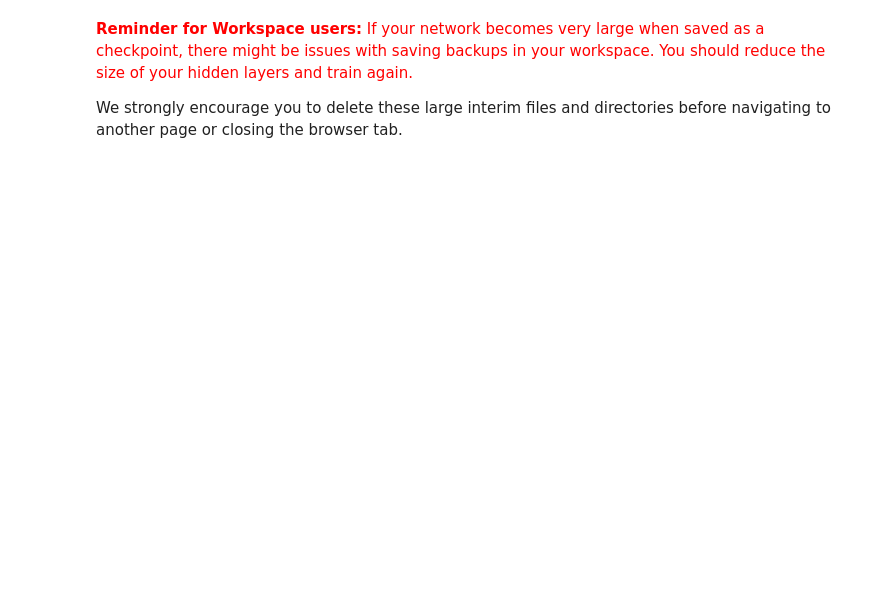
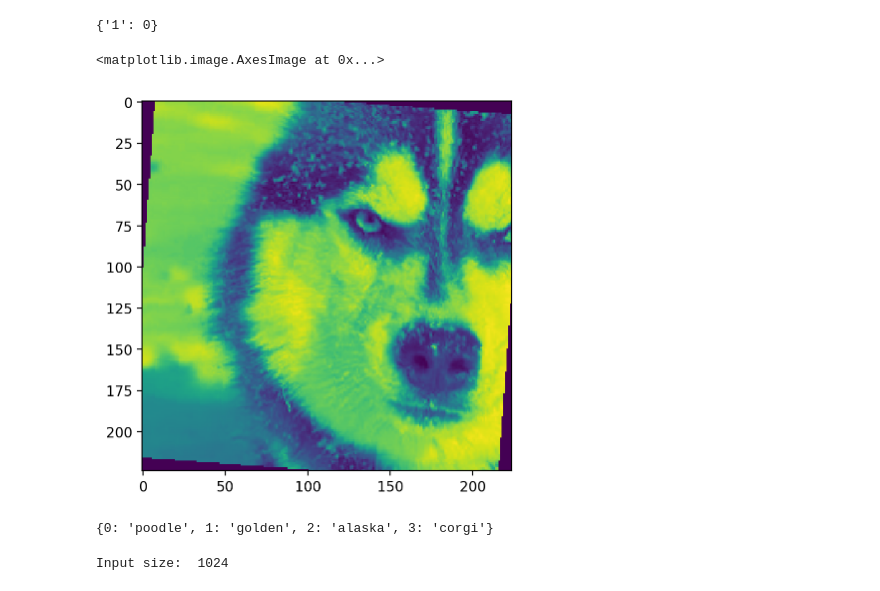
Before and after one commit to Vietnt1987/AI-Programming-with-Python_Project-1, a Jupyter notebook: Image Classifier Project.ipynb, the cells around one changed output. Drawn from its saved outputs; the diff is of its cells as text; code cells hidden in the pictures; blank space fills up the shorter version.

Commit message:
Add files via upload
Signed-off-by: Vietnt1987 <121468332+Vietnt1987@users.noreply.github.com>

```diff
--- a/Image Classifier Project.ipynb
+++ b/Image Classifier Project.ipynb
@@ -411,4 +0,0 @@ plt.show()
-# %% [markdown]
-<font color='red'>**Reminder for Workspace users:** If your network becomes very large when saved as a checkpoint, there might be issues with saving backups in your workspace. You should reduce the size of your hidden layers and train again.
-
-We strongly encourage you to delete these large interim files and directories before navigating to another page or closing the browser tab.</font>
@@ -416,0 +21,66 @@ We strongly encourage you to delete these large interim files and directories be
+# %%
+# Data loading
+currentPath = os.getcwd();
+dataDir = currentPath + '/dog'
+trainDir = dataDir + '/training'
+validDir = dataDir + '/validation'
+testDir = dataDir + '/testing'
+
+dataTransforms = {
+    'training' : transforms.Compose([transforms.RandomResizedCrop(224),
+                                     transforms.RandomHorizontalFlip(),
+                                     transforms.RandomRotation(30),
+                                     transforms.ToTensor(),
+                                     transforms.Normalize([0.485, 0.456, 0.406],
+                                                         [0.229, 0.224, 0.225])]),
+
+    'validation' : transforms.Compose([transforms.Resize(256),
+                                       transforms.CenterCrop(224),
+                                       transforms.ToTensor(),
+                                       transforms.Normalize([0.485, 0.456, 0.406],
+                                                           [0.229, 0.224, 0.225])]),
+
+    'testing' : transforms.Compose([transforms.Resize(256),
+                                    transforms.CenterCrop(224),
+                                    transforms.ToTensor(),
+                                    transforms.Normalize([0.485, 0.456, 0.406],
+                                                           [0.229, 0.224, 0.225])])
+}
+
+
+# Load the datasets with ImageFolder
+imageDatasets = {
+    'training' : datasets.ImageFolder(trainDir, transform=dataTransforms['training']),
+    'validation' : datasets.ImageFolder(validDir, transform=dataTransforms['validation']),
+    'testing' : datasets.ImageFolder(testDir, transform=dataTransforms['testing'])
+}
+
+# Using the image datasets and the trainforms, define the dataloaders
+dataLoaders = {
+    'training' : torch.utils.data.DataLoader(imageDatasets['training'], batch_size=64, shuffle=True),
+    'validation' : torch.utils.data.DataLoader(imageDatasets['validation'], batch_size=64, shuffle=True),
+    'testing' : torch.utils.data.DataLoader(imageDatasets['testing'], batch_size=64, shuffle=False)
+}
+
+class_to_idx = imageDatasets['training'].class_to_idx
+print(class_to_idx)
+# %% [output]
+{'1': 0}
+# %%
+# Show random image
+images, labels = next(iter(dataLoaders["training"]))
+plt.imshow(images[0,0])
+# %% [output]
+<matplotlib.image.AxesImage at 0x...>
+[figure, added]
+# %%
+# Collect the dog names
+dogNames = {}
+imageList = os.listdir(trainDir + '/1')
+for index in range(0, len(imageList)):
+    fileName = imageList[index]
+    filePop = fileName.split('.')
+    dogNames[index] = filePop[0]
+print(dogNames)
+# %% [output]
+{0: 'poodle', 1: 'golden', 2: 'alaska', 3: 'corgi'}
@@ -416,0 +114,6 @@ We strongly encourage you to delete these large interim files and directories be
+# %%
+hidden_layers = 512
+
+model = build_model(hidden_layers, class_to_idx)
+# %% [output]
+Input size:  1024
```
Also changed, not shown: parts of 39 cells of this notebook, 3 other files.
